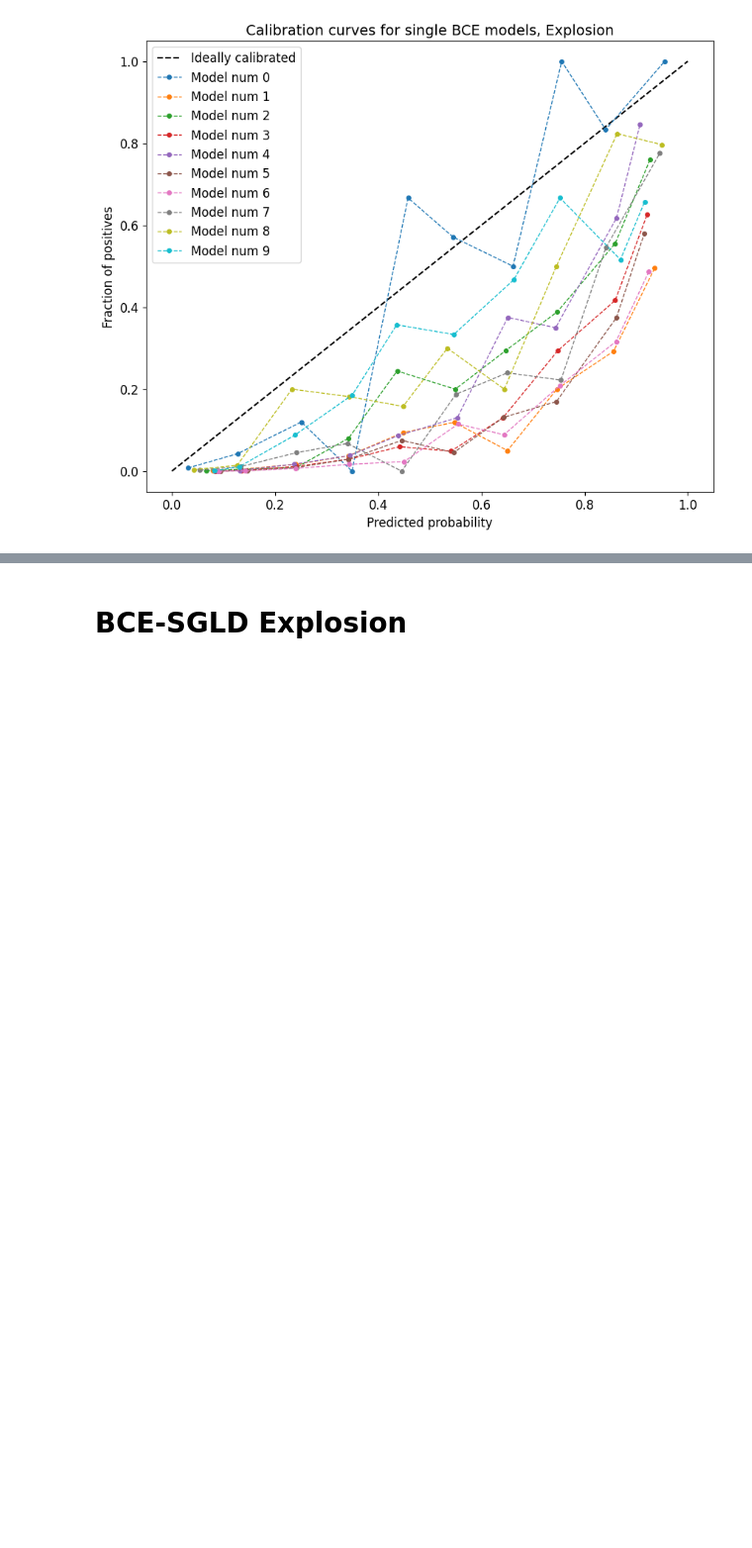
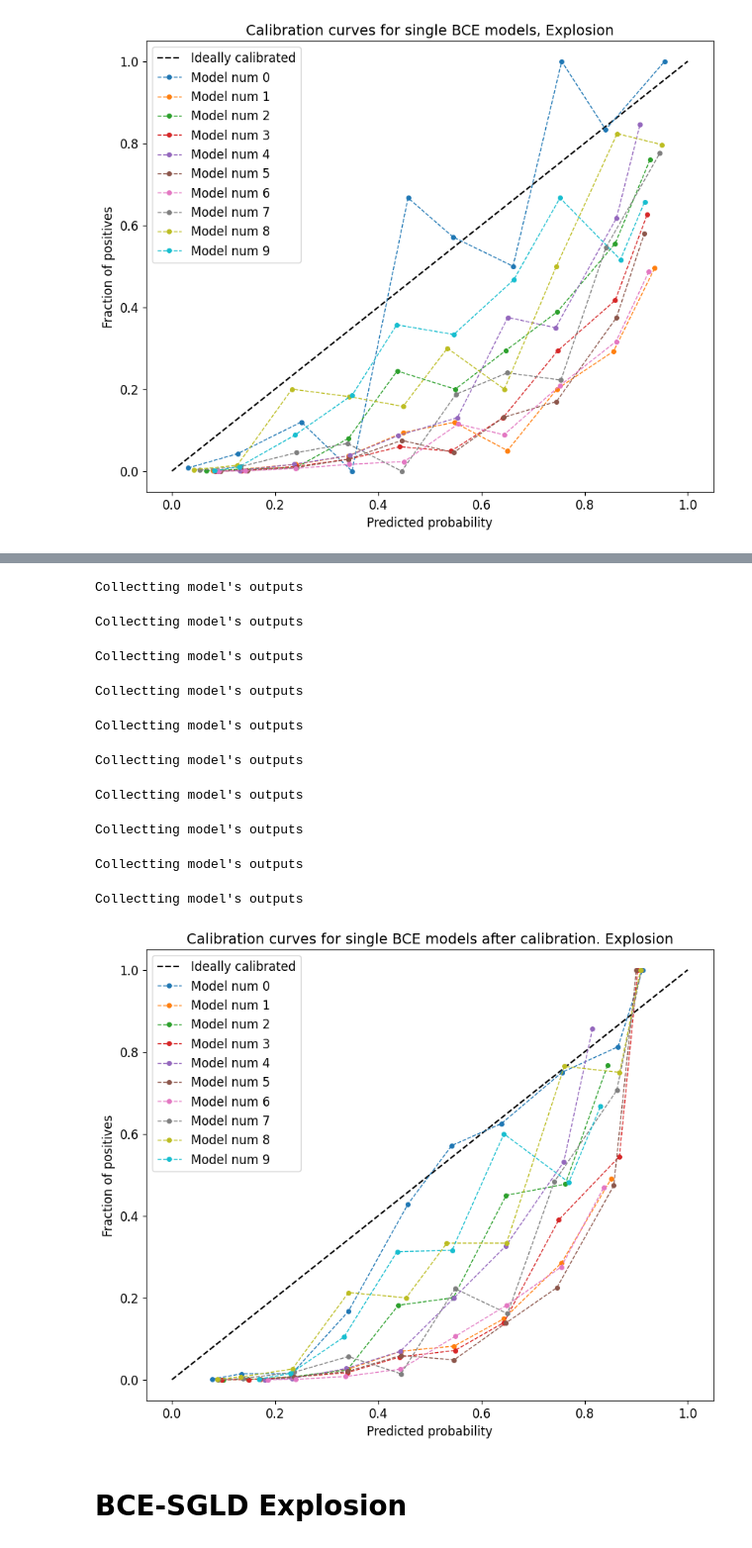
Before and after one commit to stalex2902/uncertainty-aware-cpd, a Jupyter notebook: notebooks/calibration.ipynb, the cells around one changed output, grey strips where cells are left out. Shown at 99% size. Saved outputs shown, nothing was run; the diff lists cells and outputs as text; code cells hidden in the pictures; blank space fills up the shorter version.

```diff
--- a/notebooks/calibration.ipynb
+++ b/notebooks/calibration.ipynb
@@ -65,7 +65,12 @@ def uncalibrate_all_models_in_ensemble(ensemble_model):
 
 
 def plot_calibration_curves(
-    models_list, test_dataloader, model_type="seq2seq", device="cpu", title=None
+    models_list,
+    test_dataloader,
+    model_type="seq2seq",
+    device="cpu",
+    title=None,
+    verbose=False,
 ):
     x_ideal = np.linspace(0, 1, 20)
 
@@ -78,11 +83,16 @@ def plot_calibration_curves(
             test_dataloader,
             model_type=model_type,
             device=device,
-            verbose=False,
+            verbose=verbose,
         )
+
+        # print("batch out:", test_out_bank[0].shape)
 
         test_out_flat = torch.vstack(test_out_bank).flatten()
         test_labels_flat = torch.vstack(test_labels_bank).flatten()
+
+        # print("test_out_flat:", test_out_flat.shape)
+        # print("test_labels_flat:", test_labels_flat.shape)
 
         prob_true, prob_pred = calibration_curve(
             test_labels_flat, test_out_flat, n_bins=10
@@ -266,7 +309,21 @@ calibrate_all_models_in_ensemble(ens_bce, test_dataloader, verbose=False)
 # %%
 title = "Calibration curves for single BCE models after calibration. Explosion"
 
-plot_calibration_curves(ens_bce.models_list, test_dataloader, title=title)
+plot_calibration_curves(
+    ens_bce.models_list, test_dataloader, title=title, device="cuda", verbose=True
+)
+# %% [output]
+Collectting model's outputs
+Collectting model's outputs
+Collectting model's outputs
+Collectting model's outputs
+Collectting model's outputs
+Collectting model's outputs
+Collectting model's outputs
+Collectting model's outputs
+Collectting model's outputs
+Collectting model's outputs
+[figure, added]
 # %% [markdown]
 # BCE-SGLD Explosion
 # %%
```
Also changed, not shown: parts of 1 cell of this notebook, 3 other files.
